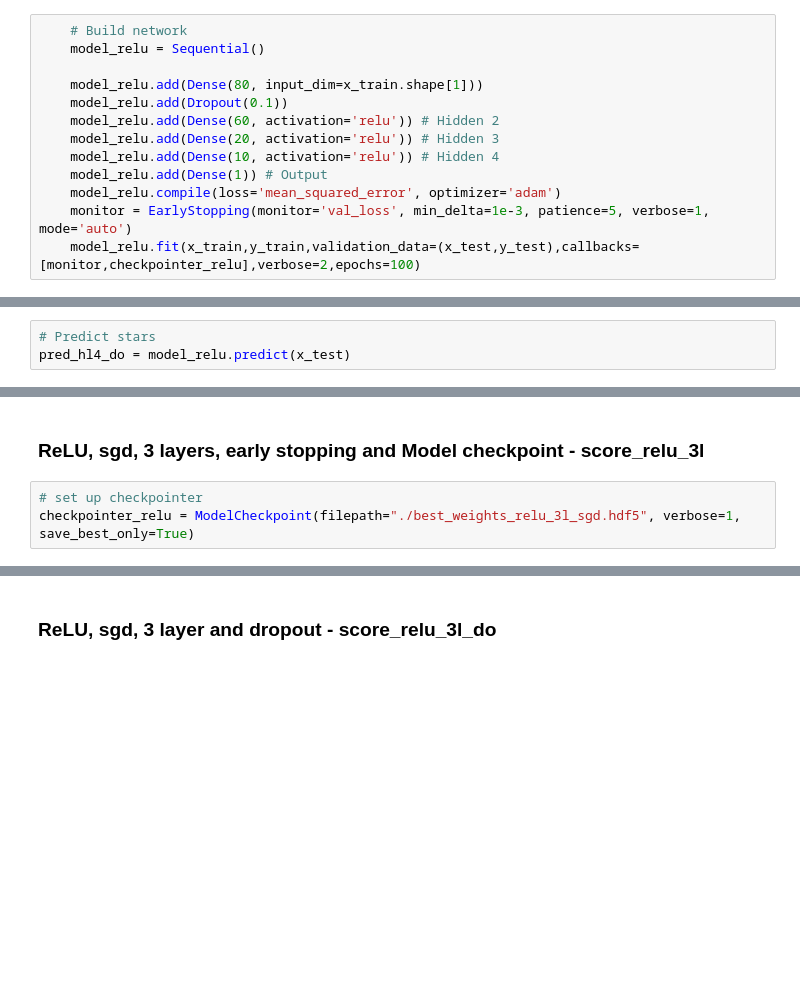
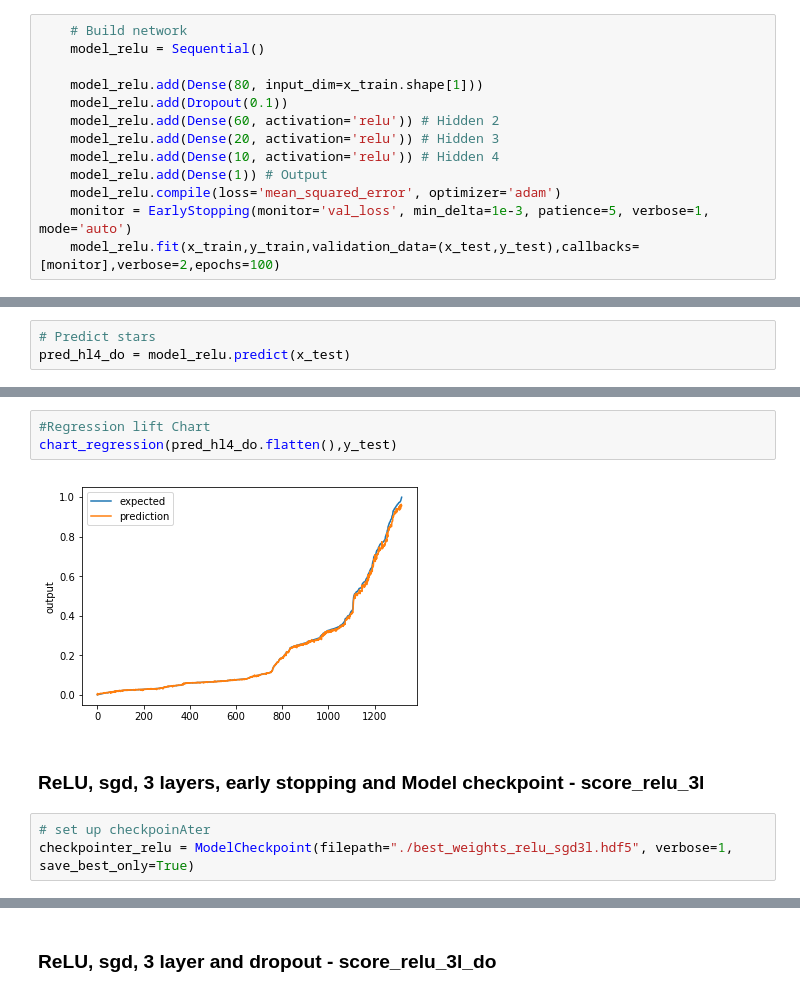
Before and after one commit to chandinin/AIML215, a Jupyter notebook: Project 4/Mini Project 4.ipynb, the cells around one changed output, grey strips where cells are left out. Saved outputs shown, nothing was run; the diff lists cells and outputs as text; blank space fills up the shorter version.

```diff
--- a/Project 4/Mini Project 4.ipynb
+++ b/Project 4/Mini Project 4.ipynb
@@ -345,7 +358,7 @@ R2 score: 0.99
     model_relu.add(Dense(1)) # Output
     model_relu.compile(loss='mean_squared_error', optimizer='adam')
     monitor = EarlyStopping(monitor='val_loss', min_delta=1e-3, patience=5, verbose=1, mode='auto')
-    model_relu.fit(x_train,y_train,validation_data=(x_test,y_test),callbacks=[monitor,checkpointer_relu],verbose=2,epochs=100)
+    model_relu.fit(x_train,y_train,validation_data=(x_test,y_test),callbacks=[monitor],verbose=2,epochs=100)
 # %% [output]
 Train on 3074 samples, validate on 1318 samples
 Epoch 1/100
@@ -379,8 +389,13 @@ R2 score: 0.99
+# %%
+#Regression lift Chart
+chart_regression(pred_hl4_do.flatten(),y_test)
+# %% [output]
+[figure, added]
 # %% [markdown]
 ### ReLU, sgd, 3 layers, early stopping and Model checkpoint  - score_relu_3l
 # %%
-# set up checkpointer
-checkpointer_relu = ModelCheckpoint(filepath="./best_weights_relu_3l_sgd.hdf5", verbose=1, save_best_only=True)
+# set up checkpoinAter
+checkpointer_relu = ModelCheckpoint(filepath="./best_weights_relu_sgd3l.hdf5", verbose=1, save_best_only=True)
 # %%
 for i in range(10):
     print(i)
```
Also changed, not shown: parts of 118 cells of this notebook, 1 other file.
